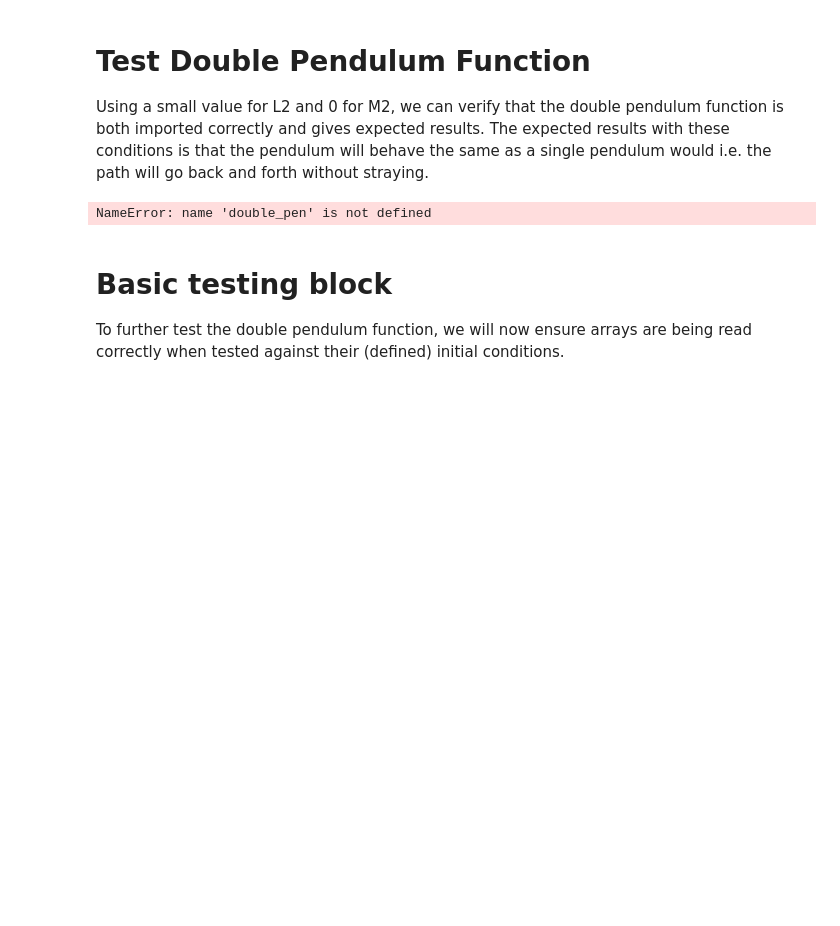
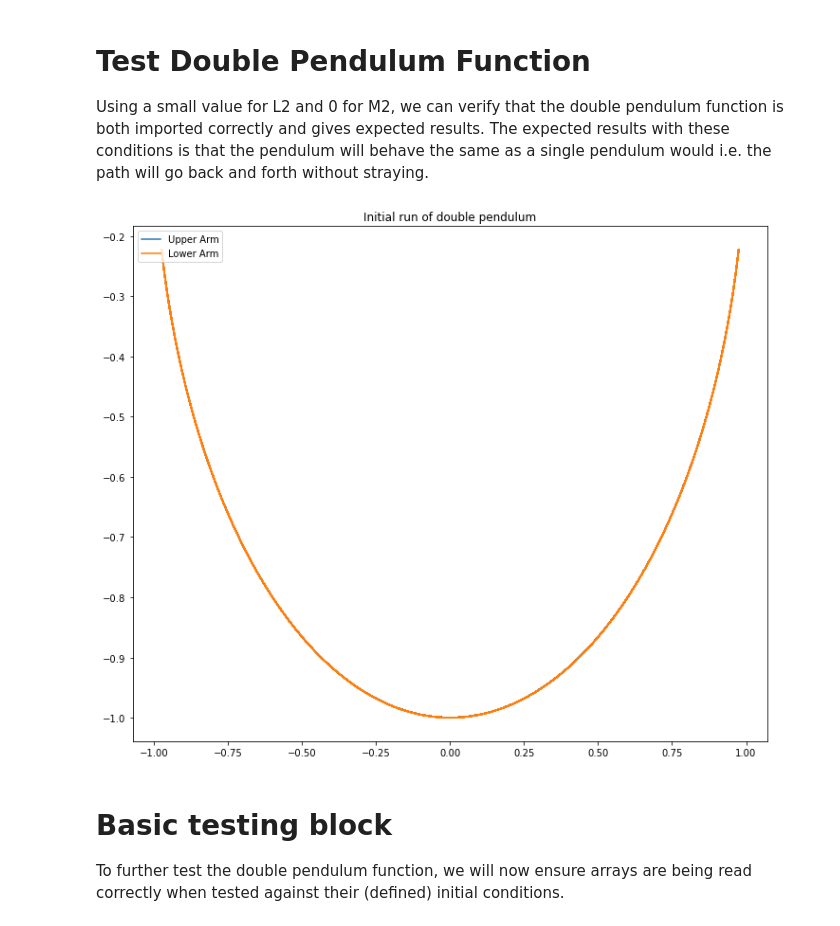
Before and after one commit to michaelavs/Sizemore_PHYS5070_Final, a Jupyter notebook: Sizemore_Final_Project.ipynb, the cells around one changed output. Saved outputs shown, nothing was run; the diff lists cells and outputs as text; code cells hidden in the pictures; blank space fills up the shorter version.

```diff
--- a/Sizemore_Final_Project.ipynb
+++ b/Sizemore_Final_Project.ipynb
@@ -48,35 +48,35 @@ y0 = np.array([3*np.pi/7, 0, 3*np.pi/4, 0]) # theta_1, z1, theta_2, z2
 tmax, dt = 30, 0.01
 t = np.arange(0, tmax+dt, dt)
 
 # Do the numerical integration of the Double Pendulum equation
-y = odeint(double_pen, y0, t, args=(L1, L2, m1, m2))
+y = odeint(dp.double_pen, y0, t, args=(L1, L2, m1, m2))
 
 # Unpack theta as a function of time
 theta1 = y[:,0]
 theta2 = y[:,2]
 
 # Convert to Cartesian coordinates of the two bob positions.
 x1 = L1 * np.sin(theta1)
 y1 = -L1 * np.cos(theta1)
 
 x2 = x1 + L2 * np.sin(theta2)
 y2 = y1 - L2 * np.cos(theta2)
 
 # Simpletic SOlver to test pendulum motions Leap frog solver? Tracking energy conservation Dou
 
 # Pot
 %matplotlib inline
 fig = plt.figure(figsize=(12,10))
 
 plt.plot(x1, y1, label="Upper Arm") # Plot arm 1 of pendulum
 plt.plot(x2, y2, label="Lower Arm") # Pot arm 2 of pendulum
 
 plt.title("Initial run of double pendulum")
 plt.legend(loc="upper left")
 
 plt.show()
 # %% [output]
-NameError: name 'double_pen' is not defined
+[figure, added]
 # %% [markdown]
 # Basic testing block #
 To further test the double pendulum function, we will now ensure arrays are being read correctly when tested against their (defined) initial conditions.
```
Also changed, not shown: parts of 11 cells of this notebook, 2 other files.
